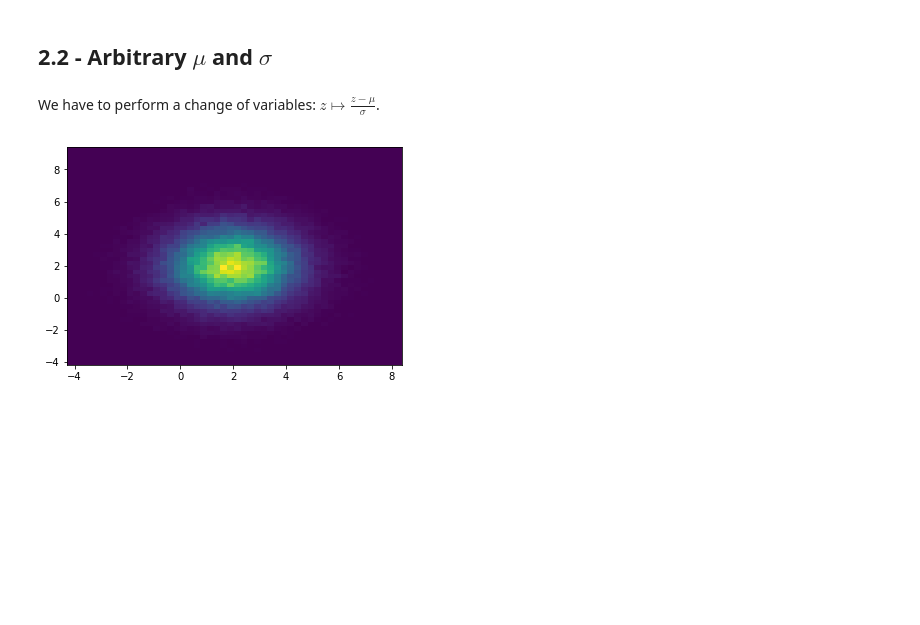
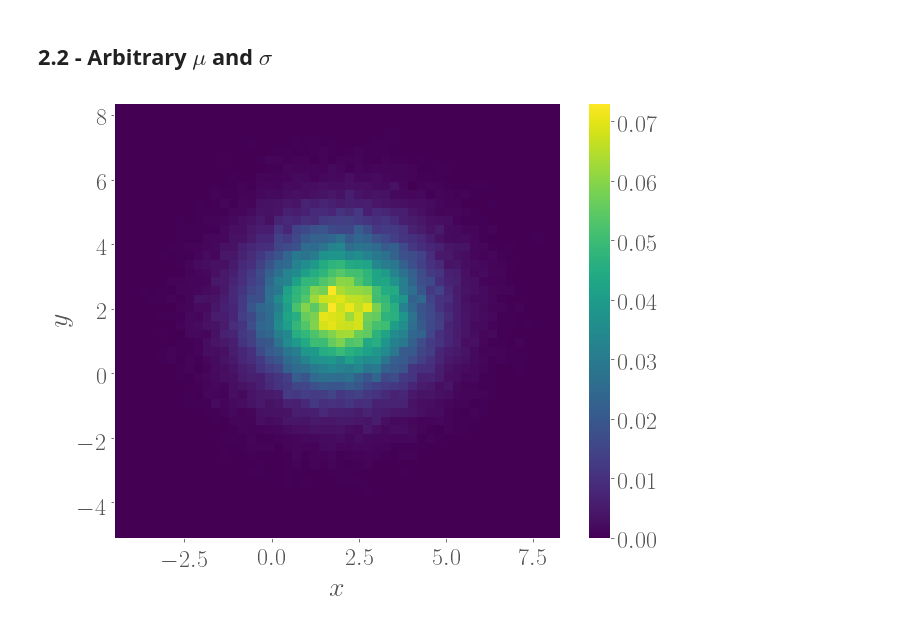
Before and after one commit to ThibeauWouters/Monte-Carlo-Simulations, a Jupyter notebook: 2_Gaussian_RNG.ipynb, the cells around one changed output. Saved outputs shown, nothing was run; the diff lists cells and outputs as text; code cells hidden in the pictures; blank space fills up the shorter version.

```diff
--- a/2_Gaussian_RNG.ipynb
+++ b/2_Gaussian_RNG.ipynb
@@ -62,4 +88,2 @@ plt.show()
 # %% [markdown]
 ## 2.2 - Arbitrary $\mu$ and $\sigma$
-# %% [markdown]
-We have to perform a change of variables: $z \mapsto \frac{z- \mu}{\sigma}$.
@@ -91,6 +109,11 @@ for i in range(npts):
-# %%
-plt.hist2d(xdata, ydata, normed = True, bins = 50)
-plt.show()
-# %% [output]
-[figure, removed]
+# %%
+plt.hist2d(xdata, ydata, normed = True, bins = 50)
+#plt.title(r'2D histogram: npts = %d , $\mu$ = %0.2f , $\sigma$ = % 0.2f' % (npts, mu, sigma))
+plt.xlabel(r'$x$')
+plt.ylabel(r'$y$')
+plt.colorbar()
+plt.savefig("ex2_2D_density_arbitrary.pdf", bbox_inches = 'tight')
+plt.show()
+# %% [output]
+[figure, added]
 # %%
```
Also changed, not shown: parts of 14 cells of this notebook, 3 other files.
